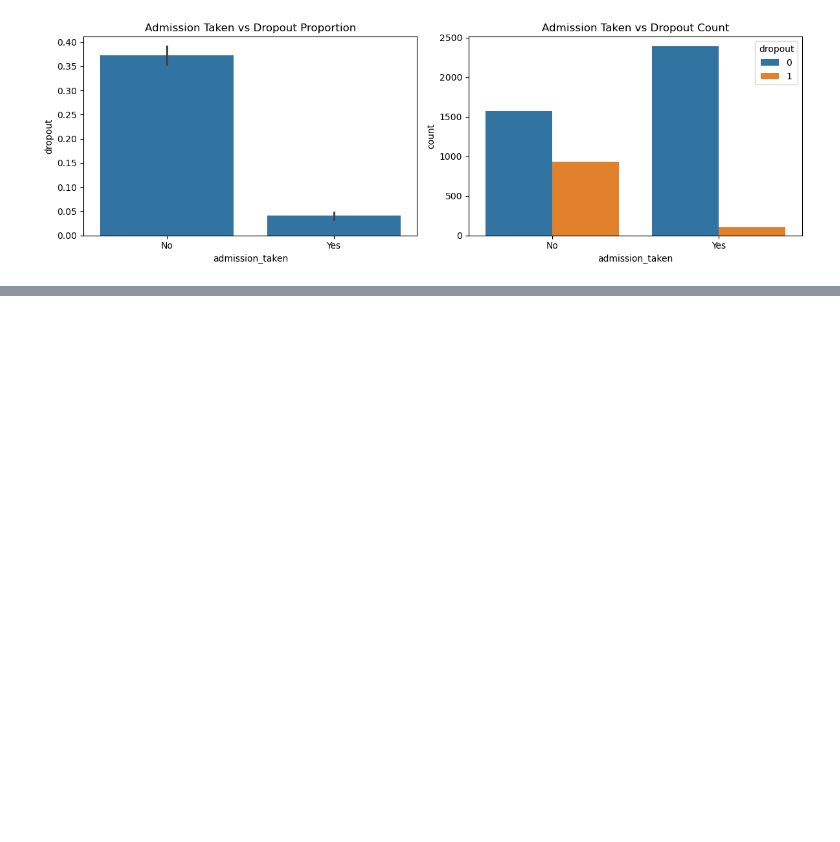
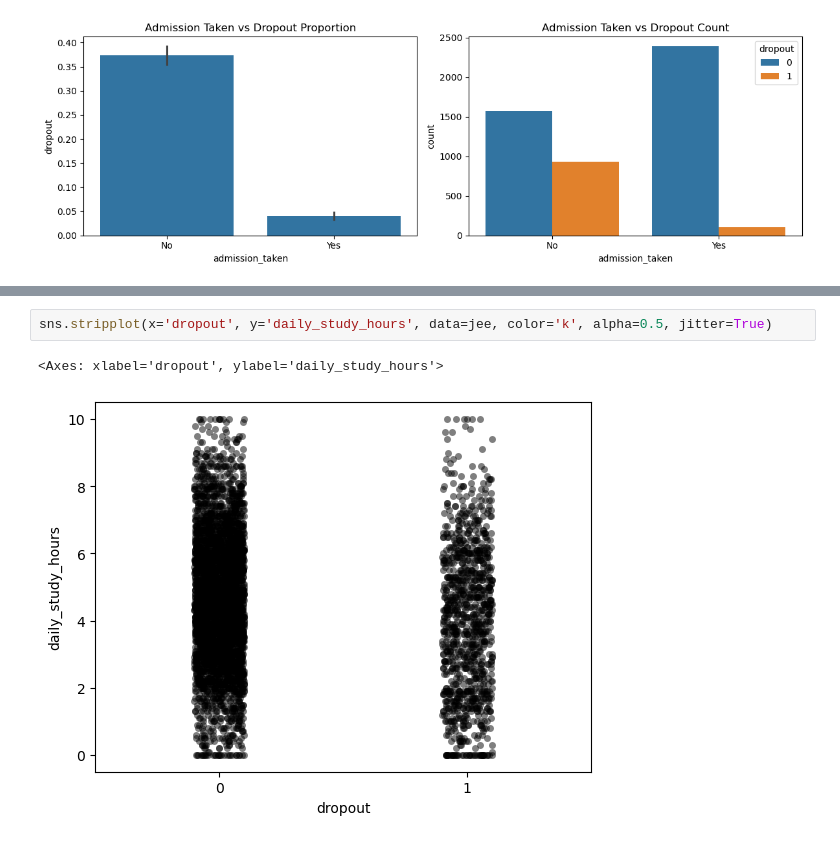
Before and after one commit to Chracker24/JEE_Dropout_ML_Project, a Jupyter notebook: Data Analysis/Exploration.ipynb, the cells around one changed output, grey strips where cells are left out. Cells and saved outputs as stored; diff of their text form; blank space fills up the shorter version.

```diff
--- a/Data Analysis/Exploration.ipynb
+++ b/Data Analysis/Exploration.ipynb
@@ -275,0 +210,5 @@ memory usage: 586.1+ KB
+# %%
+sns.stripplot(x='dropout', y='daily_study_hours', data=jee, color='k', alpha=0.5, jitter=True)
+# %% [output]
+<Axes: xlabel='dropout', ylabel='daily_study_hours'>
+[figure, added]
```
Also changed, not shown: parts of 19 cells of this notebook.
